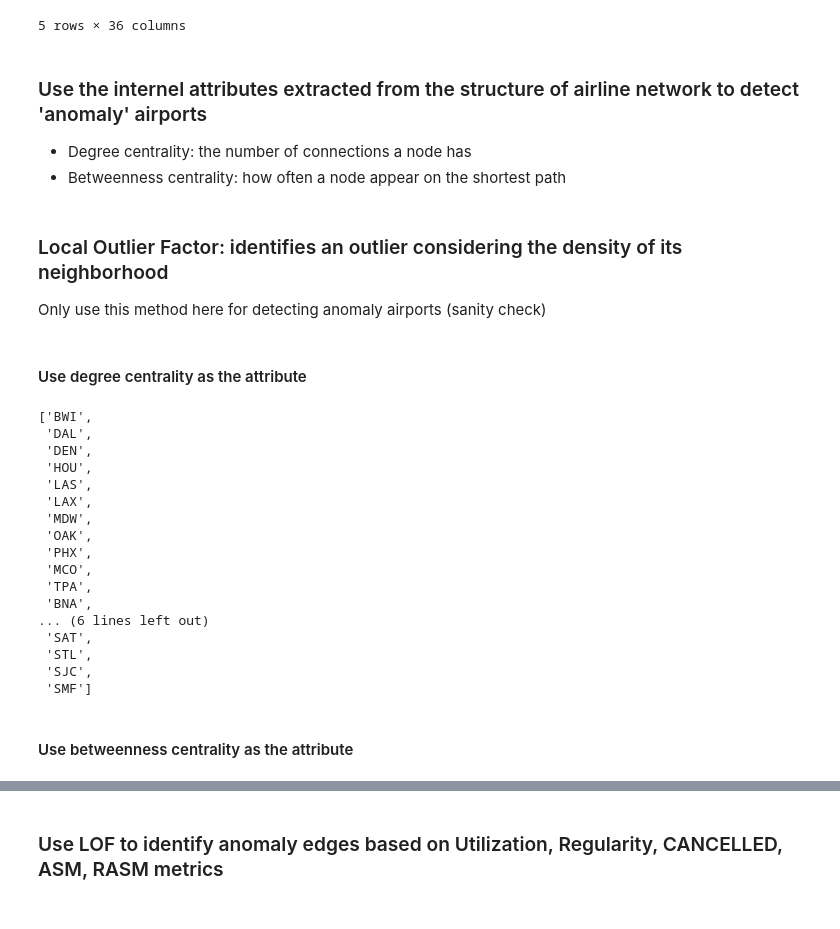
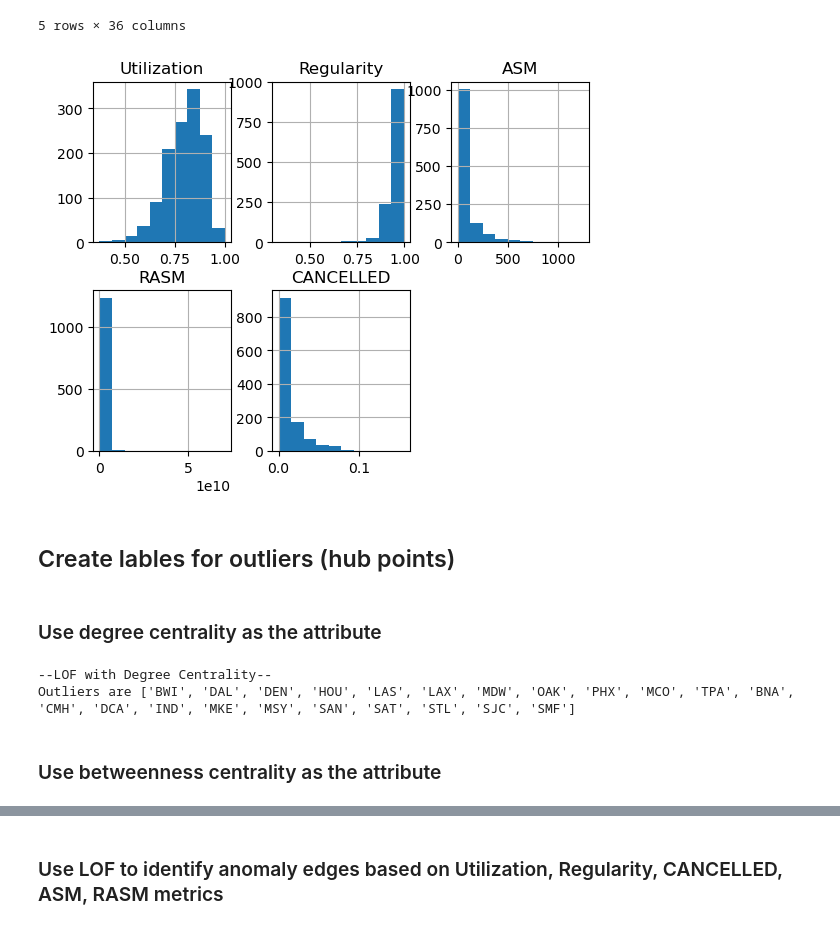
Before and after one commit to krutalp/Airline_Route_Analytics, a Jupyter notebook: Graph_Anomaly_Detection_Methods.ipynb, the cells around one changed output, grey strips where cells are left out. Drawn from its saved outputs; the diff is of its cells as text; code cells hidden in the pictures.

Commit message:
Update Graph_Anomaly_Detection_Methods.ipynb
Update GAD for nodes detection

```diff
--- a/Graph_Anomaly_Detection_Methods.ipynb
+++ b/Graph_Anomaly_Detection_Methods.ipynb
@@ -17,4 +23,6 @@ data.head()
 # %%
+data  = pd.read_csv('Database/FINAL_EDGE_TABLE.csv', index_col = 0)
+data = data.drop(columns = {'Unnamed: 0'}, axis = 1)
 # Utilization: boaded passengers concerning all departed flights’ available seats
 data = data.assign(Utilization = data['passengers'] / data['seats'])
 # Regularity: percentage of operated flights concerning planned flights
@@ -22,7 +30,7 @@ data = data.assign(Regularity = data['sum_departures_performed'] / data['sum_dep
 # Available seat miles (ASM): airline’s carrying capacity
 data = data.assign(ASM = data['seats'] / data['Route_Distance'])
 # Revenue Per Available Seat Mile (RASM): show financial performance
-data = data.assign(RASM = data['revenue'] / data['ASM'])
+data = data.assign(RASM = data['revenue'] * 1e06 / data['ASM'])
 data.head()
 # %% [output]
 |  | citypair | sum_departures_performed | sum_departures_scheduled | passengers | seats | avg_fuel_price | ... |
@@ -32,10 +40,10 @@ data.head()
 | 3 | ABQ-HOU | 326.0 | 335.0 | 39590.0 | 50650.0 | 56.927884 | ... |
 | 4 | ABQ-LAS | 324.0 | 333.0 | 35966.0 | 46332.0 | 57.427544 | ... |
 5 rows × 36 columns
-# %% [markdown]
-### Use the internel attributes extracted from the structure of airline network to detect 'anomaly' airports
-- Degree centrality:  the number of connections a node has
-- Betweenness centrality: how often a node appear on the shortest path
+# %%
+data[['Utilization', 'Regularity', 'ASM', 'RASM', 'CANCELLED']].hist(layout = (2,3));
+# %% [output]
+[figure, added]
 # %%
 # Create a graph
 G = nx.from_pandas_edgelist(data, source = 'Origin_Airport_Code', target = 'Destination_Airport_Code', create_using = nx.DiGraph, edge_attr = ['Utilization', 'Regularity', 'CANCELLED', 'ASM', 'RASM'])
@@ -50,38 +57,21 @@ nodes = [node for node in G.nodes()]
 edges = [edge for edge in G.edges()]
-# %% [markdown]
-### Local Outlier Factor: identifies an outlier considering the density of its neighborhood
-Only use this method here for detecting anomaly airports (sanity check)
+# %% [markdown]
+## Create lables for outliers (hub points)
 # %% [markdown]
-#### Use degree centrality as the attribute
+### Use degree centrality as the attribute
-# %%
-from sklearn.neighbors import LocalOutlierFactor
-import matplotlib.pyplot as plt
-
-# Compute LOF scores
-X = np.array(list(degree_centrality.values())).reshape(-1, 1)
-lof = LocalOutlierFactor(n_neighbors = 20)
-lof_scores = lof.fit_predict(X)
-outliers = [nodes[i] for i in np.where(lof.negative_outlier_factor_ < lof.offset_)[0]]
-outliers
-# %% [output]
-['BWI',
- 'DAL',
- 'DEN',
- 'HOU',
- 'LAS',
- 'LAX',
- 'MDW',
- 'OAK',
- 'PHX',
- 'MCO',
- 'TPA',
- 'BNA',
-... (6 lines left out)
- 'SAT',
- 'STL',
- 'SJC',
- 'SMF']
+# %%
+X = np.array(list(degree_centrality.values())).reshape(-1, 1)
+lof_deg = LocalOutlierFactor(n_neighbors = 20).fit(X)
+# Nodes with LOF greater than 1.5 are identified as outliers (i.e negative outlier factor < -1.5)
+outliers_deg = [nodes[i] for i in np.where(lof_deg.negative_outlier_factor_ < lof_deg.offset_)[0]]
+# Create labels (1: inliers, -1: outliers)
+y_deg = np.array([-1 if i in outliers_deg else 1 for i in nodes])
+print('--LOF with Degree Centrality--')
+print('Outliers are {}'.format(outliers_deg))
+# %% [output]
+--LOF with Degree Centrality--
+Outliers are ['BWI', 'DAL', 'DEN', 'HOU', 'LAS', 'LAX', 'MDW', 'OAK', 'PHX', 'MCO', 'TPA', 'BNA', 'CMH', 'DCA', 'IND', 'MKE', 'MSY', 'SAN', 'SAT', 'STL', 'SJC', 'SMF']
 # %% [markdown]
-#### Use betweenness centrality as the attribute
+### Use betweenness centrality as the attribute
 # %%
 X = np.array(list(betweenness_centrality.values())).reshape(-1, 1)
```
Also changed, not shown: parts of 36 cells of this notebook.
